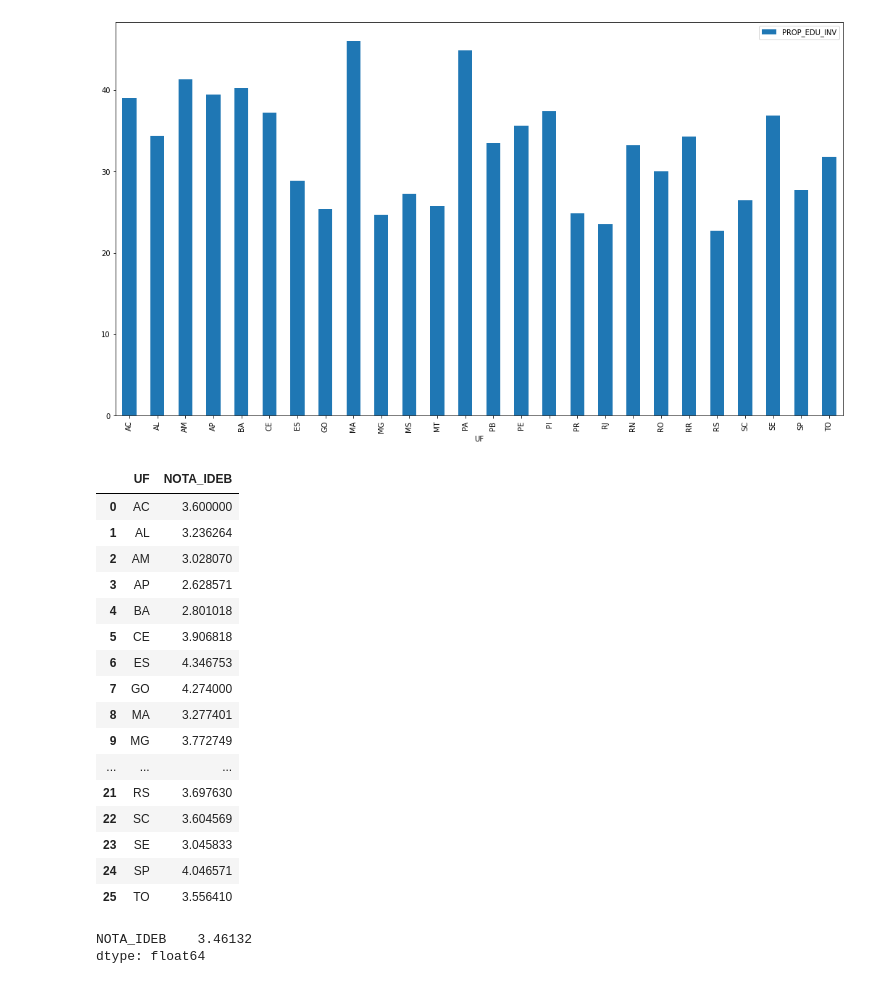
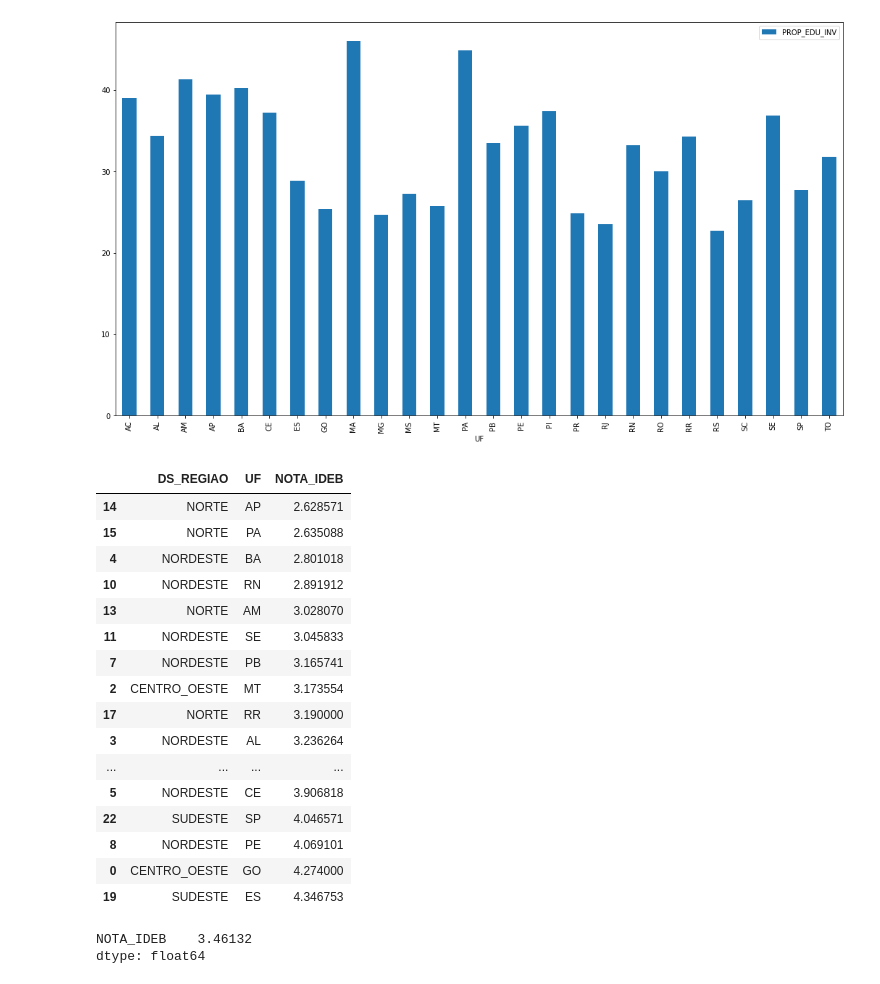
Before and after one commit to matteushc/tcc, a Jupyter notebook: 07-juncao_dados.ipynb, the cells around one changed output. Cells and saved outputs as stored; diff of their text form; code cells hidden in the pictures.

```diff
--- a/07-juncao_dados.ipynb
+++ b/07-juncao_dados.ipynb
@@ -208,26 +208,26 @@ proporcinal_invest_ed.plot(kind='bar', figsize=(18,10))
 <matplotlib.axes._subplots.AxesSubplot at 0x...>
 [figure]
 # %%
-df_n = final[['UF', 'NOTA_IDEB']].groupby(['UF'], as_index=False).mean()
+df_n = final[['DS_REGIAO', 'UF', 'NOTA_IDEB']].groupby(['DS_REGIAO', 'UF'], as_index=False).mean().sort_values(by='NOTA_IDEB')
 df_n
 # %% [output]
-|  | UF | NOTA_IDEB |
-| 0 | AC | 3.600000 |
-| 1 | AL | 3.236264 |
-| 2 | AM | 3.028070 |
-| 3 | AP | 2.628571 |
-| 4 | BA | 2.801018 |
-| 5 | CE | 3.906818 |
-| 6 | ES | 4.346753 |
-| 7 | GO | 4.274000 |
-| 8 | MA | 3.277401 |
-| 9 | MG | 3.772749 |
-| ... | ... | ... |
-| 21 | RS | 3.697630 |
-| 22 | SC | 3.604569 |
-| 23 | SE | 3.045833 |
-| 24 | SP | 4.046571 |
-| 25 | TO | 3.556410 |
+|  | DS_REGIAO | UF | NOTA_IDEB |
+| 14 | NORTE | AP | 2.628571 |
+| 15 | NORTE | PA | 2.635088 |
+| 4 | NORDESTE | BA | 2.801018 |
+| 10 | NORDESTE | RN | 2.891912 |
+| 13 | NORTE | AM | 3.028070 |
+| 11 | NORDESTE | SE | 3.045833 |
+| 7 | NORDESTE | PB | 3.165741 |
+| 2 | CENTRO_OESTE | MT | 3.173554 |
+| 17 | NORTE | RR | 3.190000 |
+| 3 | NORDESTE | AL | 3.236264 |
+| ... | ... | ... | ... |
+| 5 | NORDESTE | CE | 3.906818 |
+| 22 | SUDESTE | SP | 4.046571 |
+| 8 | NORDESTE | PE | 4.069101 |
+| 0 | CENTRO_OESTE | GO | 4.274000 |
+| 19 | SUDESTE | ES | 4.346753 |
 # %%
 df_n[['NOTA_IDEB']].mean()
 # %% [output]
```
Also changed, not shown: parts of 7 cells of this notebook.
